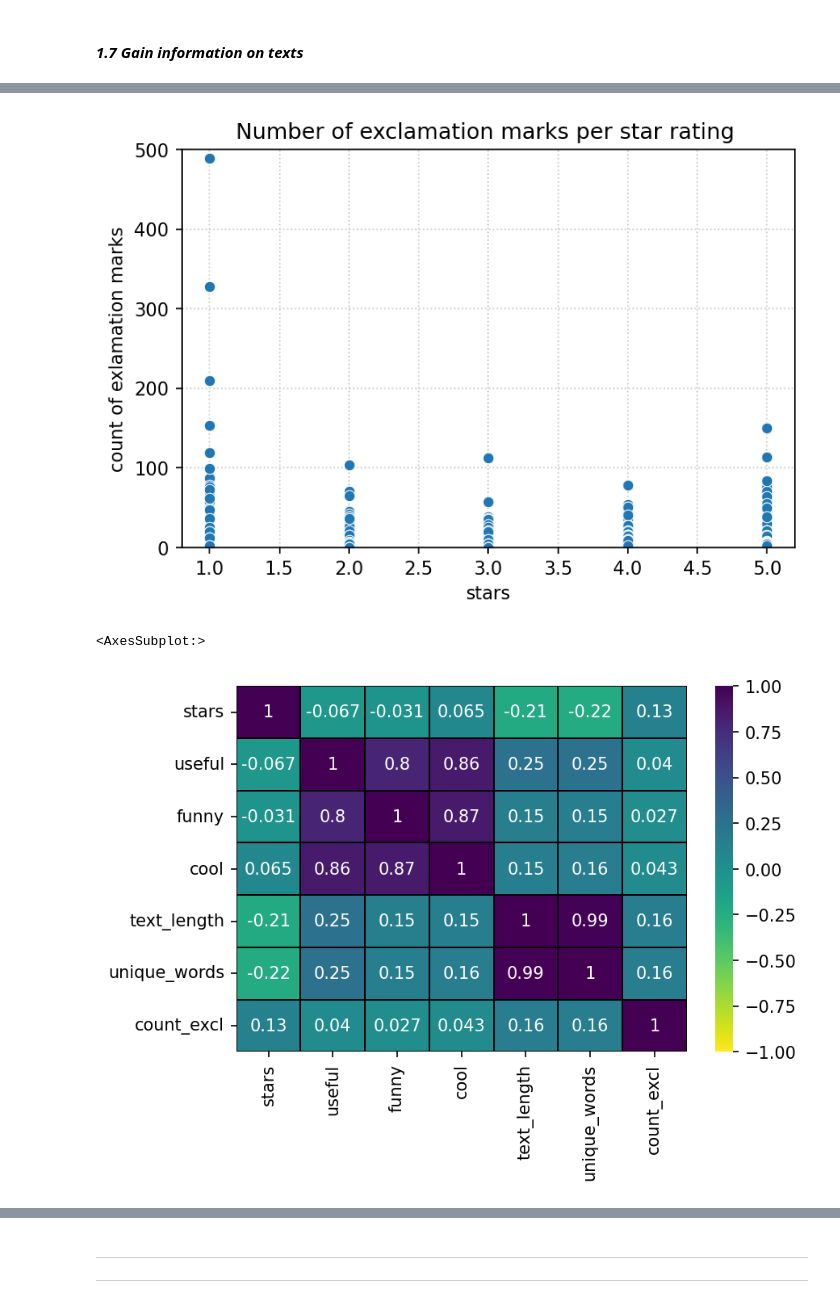
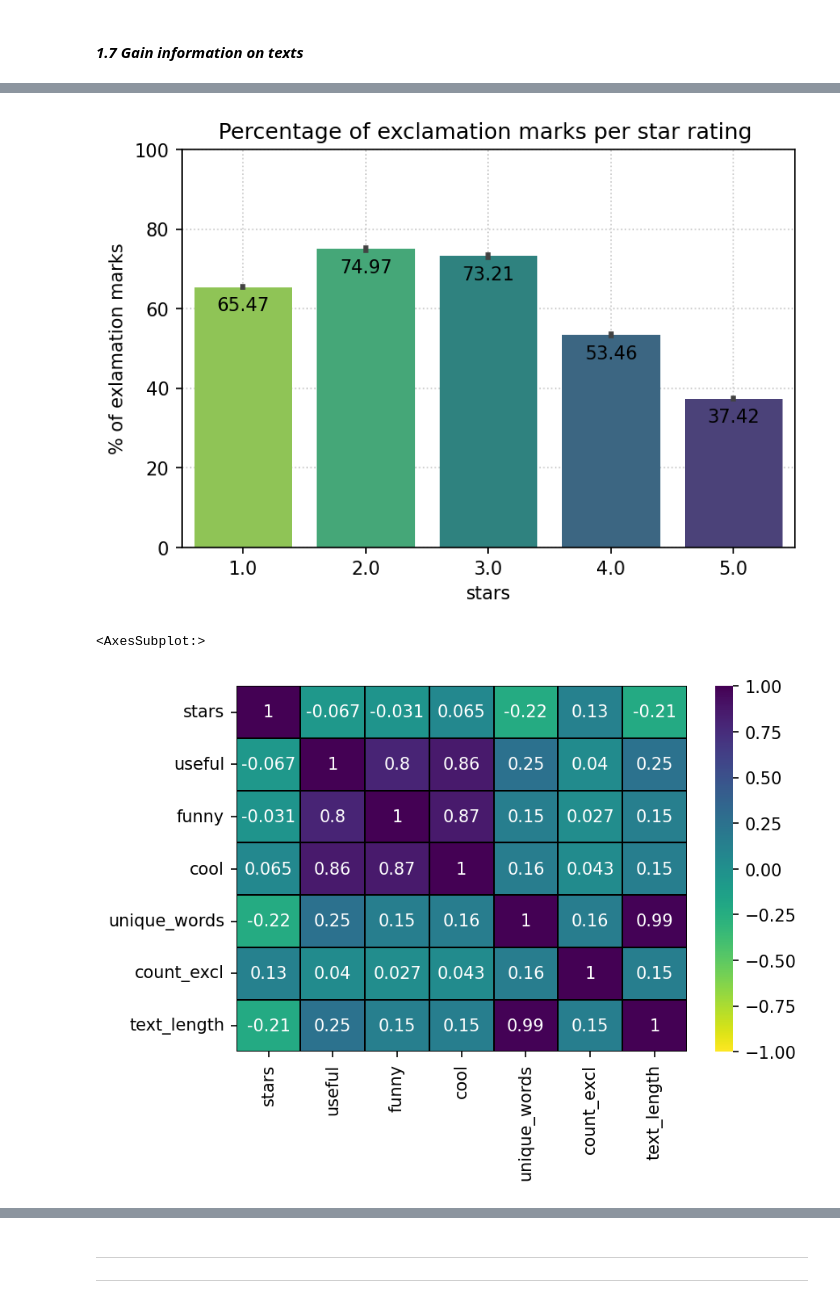
Before and after one commit to Jerwin87/Yelp-Capstone, a Jupyter notebook: notebooks/fb_EDA_Quality.ipynb, the cells around one changed output, grey strips where cells are left out. Drawn from its saved outputs; the diff is of its cells as text; code cells hidden in the pictures.

```diff
--- a/notebooks/fb_EDA_Quality.ipynb
+++ b/notebooks/fb_EDA_Quality.ipynb
@@ -169,14 +175,18 @@ sns.heatmap(df_corr.corr(), annot=True, cmap='viridis_r', linewidth=0.01, lineco
 # %% [markdown]
 #### ***1.7 Gain information on texts***
 # %%
-# Get the length(including punctuation and spaces) of each review and save it to new column
-
-df_rev['text_length'] = df_rev['text'].str.len()
-
 # Get the number of unique words per review and save it to new column
 
 df_rev['unique_words'] = df_rev['text'].apply(lambda x : len(set(str(x).split())))
 
-# Get the number of english stopwords -- Takes pretty long to evaluate
+# Get the number of used exclamation marks per review
 
-# df_rev['stopwords'] = df_rev['text'].apply(lambda x : len([i for i in str(x).lower().split() if i in set(stopwords.words('english'))]))
+df_rev['count_excl'] = df_rev['text'].str.count('!')
+
+# Remove punctuation
+
+df_rev["no_punct"] = df_rev['text'].str.replace('[^\w\s]','')
+
+# Get the length of each review and save it to new column
+
+df_rev['text_length'] = df_rev['no_punct'].str.len()
@@ -213,8 +236,9 @@ plt.grid(which='major', axis='both', color='#C9C9C9', linestyle=':', zorder=0)
 # %%
-sns.scatterplot(data=df_rev, x='stars', y='count_excl', zorder=2)
-plt.title('Number of exclamation marks per star rating ')
-plt.ylim(0, 500)
-plt.ylabel('count of exlamation marks')
+ax = sns.barplot(data=df_rev, x='stars', y='count_excl', estimator=lambda x : round(sum(x==0)*100.0/len(x),2), palette='viridis_r', zorder=2)
+plt.title('Percentage of exclamation marks per star rating ')
+plt.ylim(0, 100)
+plt.ylabel('% of exlamation marks')
 plt.grid(which='major', axis='both', color='#C9C9C9', linestyle=':', zorder=0)
+plt.bar_label(ax.containers[0], padding=-15);
 # %% [output]
-[figure, old version]
+[figure, new version]
@@ -227,4 +248,4 @@ df_corr_excl = df_rev.drop(['review_id', 'user_id', 'business_id'], axis=1)
 sns.heatmap(df_corr_excl.corr(), annot=True, cmap='viridis_r', linewidth=0.01, linecolor='k', vmin=-1, vmax=1)
 # %% [output]
 <AxesSubplot:>
-[figure, old version]
+[figure, new version]
```
Also changed, not shown: parts of 34 cells of this notebook.
